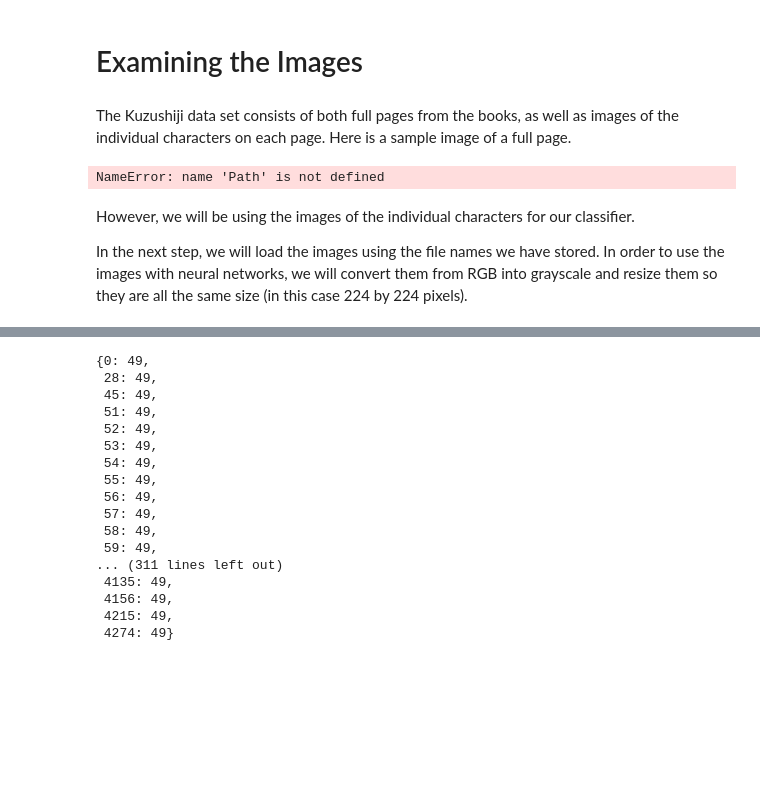
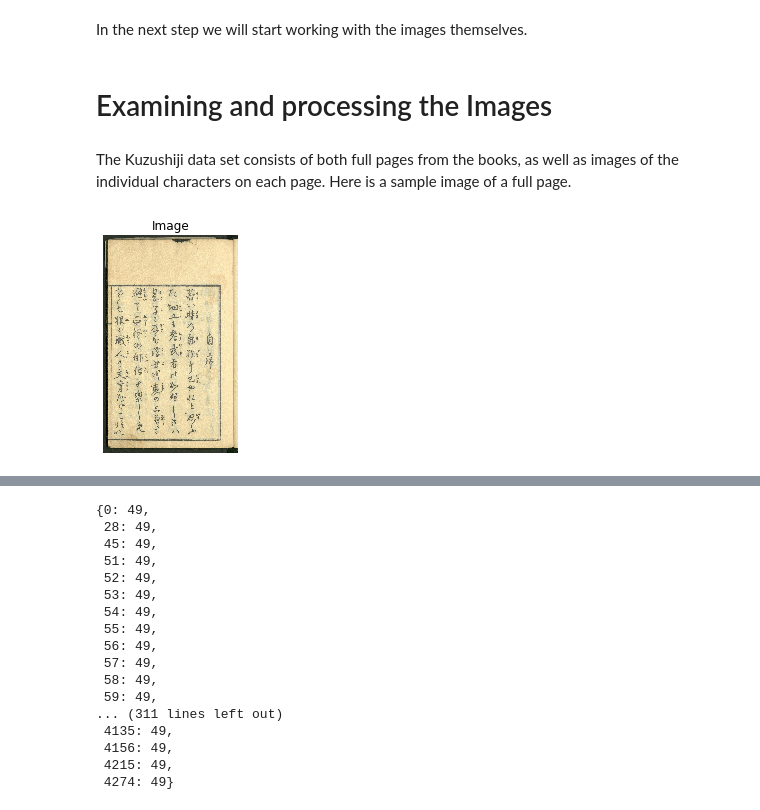
Before and after one commit to Sachdw/Kanji-recognition, a Jupyter notebook: Image processing and model building.ipynb, the cells around one changed output, grey strips where cells are left out. Drawn from its saved outputs; the diff is of its cells as text; code cells hidden in the pictures; blank space fills up the shorter version.

```diff
--- a/Image processing and model building.ipynb
+++ b/Image processing and model building.ipynb
@@ -74,18 +143,16 @@ print(x_test[333])
 ./all/200019865/characters/U+30CF/U+30CF_200019865_00077_2_X0838_Y2054.jpg
+# %% [markdown]
+In the next step we will start working with the images themselves.
 # %% [markdown]
-# Examining the Images
+# Examining and processing the Images
 # %% [markdown]
 The Kuzushiji data set consists of both full pages from the books, as well as images of the individual characters on each page. Here is a sample image of a full page.
 # %%
-#Load a sample image and store the file's stem
+#Load a sample page image
 file = Path("all/100241706/images/100241706_00004_2.jpg")
-stem = Path("all/100241706/images/100241706_00004_2.jpg").stem
+stem = file.stem
 
-img = plt.imread(file)
-show_image(img)
+sample_page = plt.imread(file)
+show_image(sample_page)
 # %% [output]
-NameError: name 'Path' is not defined
+[figure, added]
-# %% [markdown]
-However, we will be using the images of the individual characters for our classifier.
-
-In the next step, we will load the images using the file names we have stored. In order to use the images with neural networks, we will convert them from RGB into grayscale and resize them so they are all the same size (in this case 224 by 224 pixels).
```
Also changed, not shown: parts of 31 cells of this notebook, 2 other files.
